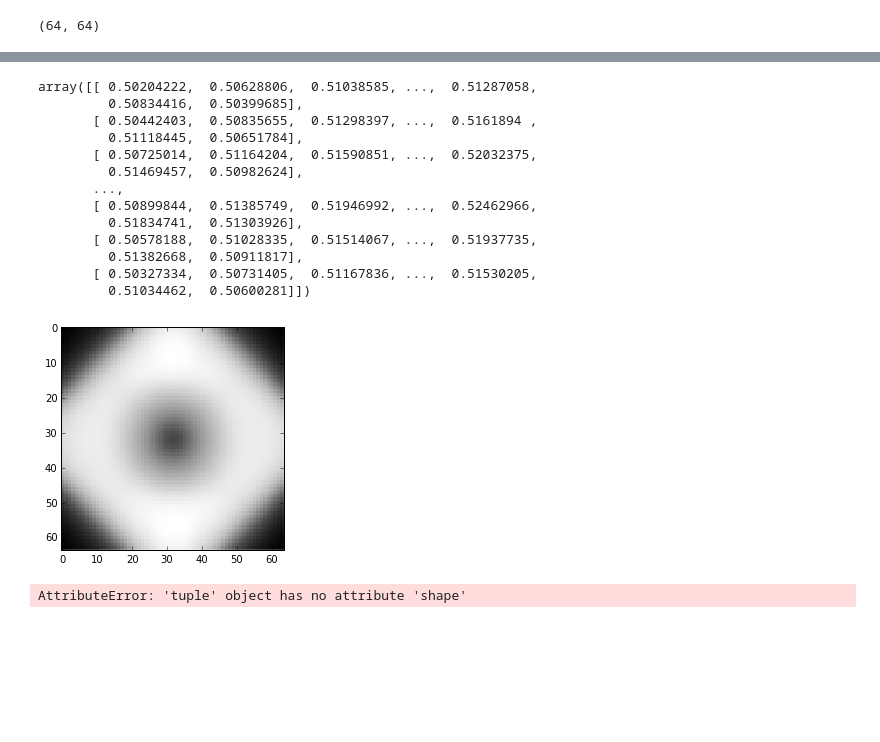
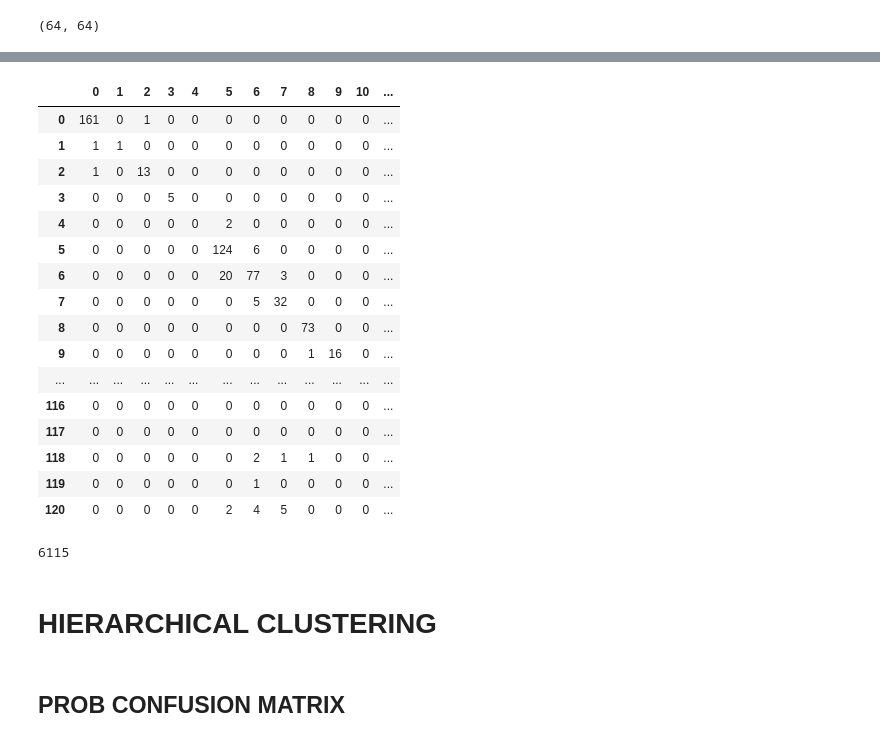
Before and after one commit to JasonTam/ndsb2015, a Jupyter notebook: Score (CV sanity check).ipynb, the cells around one changed output, grey strips where cells are left out. Cells and saved outputs as stored; diff of their text form; code cells hidden in the pictures; blank space fills up the shorter version.

```diff
--- a/Score (CV sanity check).ipynb
+++ b/Score (CV sanity check).ipynb
@@ -174,19 +237,0 @@ NameError: name 'guess' is not defined
-# %%
-q = np.load(MEAN_FILE)
-plt.imshow(np.squeeze(q)/255.0, cmap='gray', interpolation='none')
-np.squeeze(q)/255.0
-# %% [output]
-array([[ 0.50204222,  0.50628806,  0.51038585, ...,  0.51287058,
-         0.50834416,  0.50399685],
-       [ 0.50442403,  0.50835655,  0.51298397, ...,  0.5161894 ,
-         0.51118445,  0.50651784],
-       [ 0.50725014,  0.51164204,  0.51590851, ...,  0.52032375,
-         0.51469457,  0.50982624],
-       ...,
-       [ 0.50899844,  0.51385749,  0.51946992, ...,  0.52462966,
-         0.51834741,  0.51303926],
-       [ 0.50578188,  0.51028335,  0.51514067, ...,  0.51937735,
-         0.51382668,  0.50911817],
-       [ 0.50327334,  0.50731405,  0.51167836, ...,  0.51530205,
-         0.51034462,  0.50600281]])
-[figure, removed]
@@ -196,4 +238,35 @@ im_load = im_loaded
-# %%
-test_labels.shape
-# %% [output]
-AttributeError: 'tuple' object has no attribute 'shape'
+# %%
+import pandas as pd
+conf_arr_raw = confusion_matrix(test_labels, guess)
+conf_arr_norm = conf_arr_raw.astype(float)/np.tile(conf_arr_raw.sum(axis=1),(121,1)).T
+
+pd.set_option('display.max_columns', 122)
+conf_df = pd.DataFrame(conf_arr_raw)
+conf_df
+# %% [output]
+|  | 0 | 1 | 2 | 3 | 4 | 5 | 6 | 7 | 8 | 9 | 10 | ... |
+| 0 | 161 | 0 | 1 | 0 | 0 | 0 | 0 | 0 | 0 | 0 | 0 | ... |
+| 1 | 1 | 1 | 0 | 0 | 0 | 0 | 0 | 0 | 0 | 0 | 0 | ... |
+| 2 | 1 | 0 | 13 | 0 | 0 | 0 | 0 | 0 | 0 | 0 | 0 | ... |
+| 3 | 0 | 0 | 0 | 5 | 0 | 0 | 0 | 0 | 0 | 0 | 0 | ... |
+| 4 | 0 | 0 | 0 | 0 | 0 | 2 | 0 | 0 | 0 | 0 | 0 | ... |
+| 5 | 0 | 0 | 0 | 0 | 0 | 124 | 6 | 0 | 0 | 0 | 0 | ... |
+| 6 | 0 | 0 | 0 | 0 | 0 | 20 | 77 | 3 | 0 | 0 | 0 | ... |
+| 7 | 0 | 0 | 0 | 0 | 0 | 0 | 5 | 32 | 0 | 0 | 0 | ... |
+| 8 | 0 | 0 | 0 | 0 | 0 | 0 | 0 | 0 | 73 | 0 | 0 | ... |
+| 9 | 0 | 0 | 0 | 0 | 0 | 0 | 0 | 0 | 1 | 16 | 0 | ... |
+| ... | ... | ... | ... | ... | ... | ... | ... | ... | ... | ... | ... | ... |
+| 116 | 0 | 0 | 0 | 0 | 0 | 0 | 0 | 0 | 0 | 0 | 0 | ... |
+| 117 | 0 | 0 | 0 | 0 | 0 | 0 | 0 | 0 | 0 | 0 | 0 | ... |
+| 118 | 0 | 0 | 0 | 0 | 0 | 0 | 2 | 1 | 1 | 0 | 0 | ... |
+| 119 | 0 | 0 | 0 | 0 | 0 | 0 | 1 | 0 | 0 | 0 | 0 | ... |
+| 120 | 0 | 0 | 0 | 0 | 0 | 2 | 4 | 5 | 0 | 0 | 0 | ... |
+# %%
+conf_arr_raw = confusion_matrix(test_labels, guess)
+conf_arr.sum()
+# %% [output]
+6115
+# %% [markdown]
+# HIERARCHICAL CLUSTERING
+# %% [markdown]
+## PROB CONFUSION MATRIX
```
Also changed, not shown: parts of 18 cells of this notebook, 11 other files.
